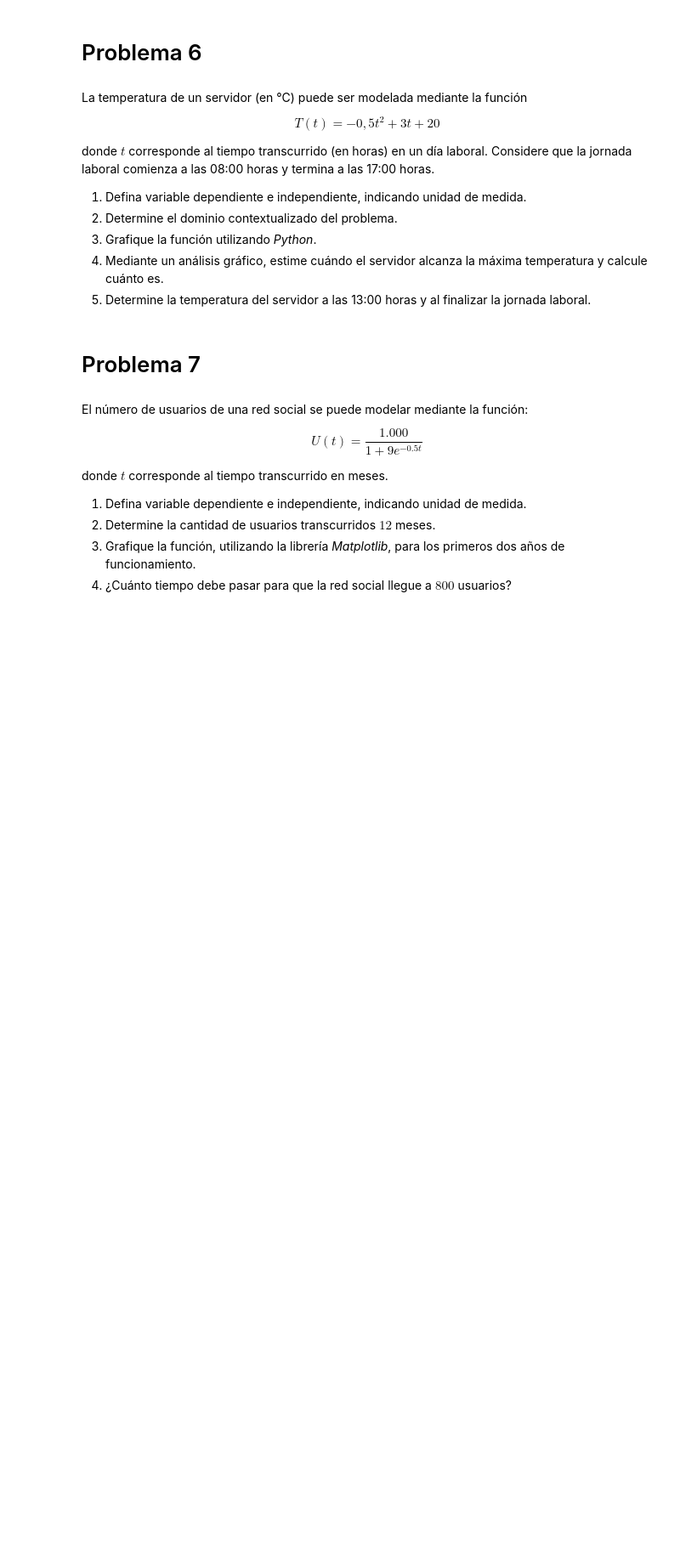
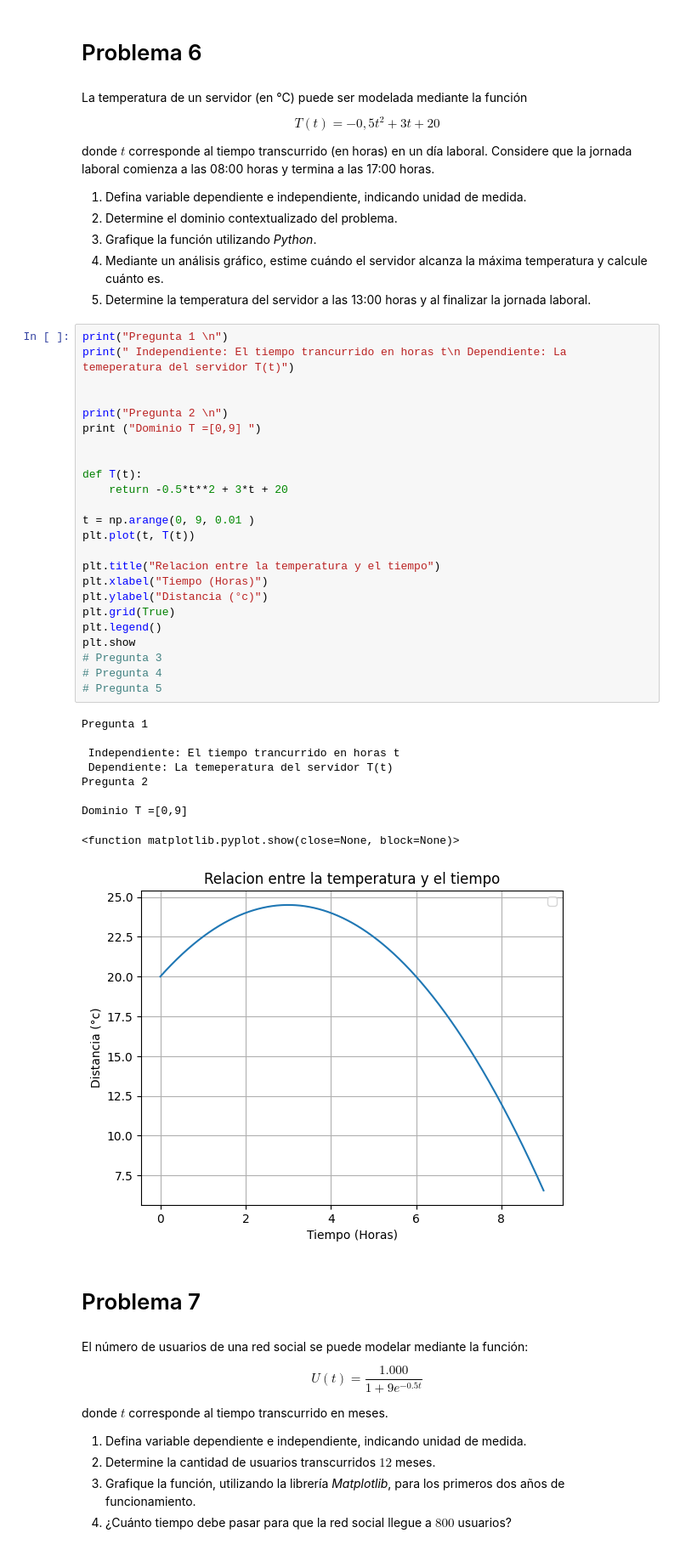
Before and after one commit to J4IM3LEZ/Aplicada, a Jupyter notebook: G1_Funciones.ipynb, the cells around one changed output. Shown: that part at 85% size. Drawn from its saved outputs; the diff is of its cells as text; blank space fills up the shorter version.

```diff
--- a/G1_Funciones.ipynb
+++ b/G1_Funciones.ipynb
@@ -132,6 +178,40 @@ donde $t$ corresponde al tiempo transcurrido (en horas) en un día laboral. Cons
 3.  Grafique la función utilizando *Python*.
 4.  Mediante un análisis gráfico, estime cuándo el servidor alcanza la máxima temperatura y calcule cuánto es.
 5.  Determine la temperatura del servidor a las 13:00 horas y al finalizar la jornada laboral.
+# %%
+print("Pregunta 1 \n")
+print(" Independiente: El tiempo trancurrido en horas t\n Dependiente: La temeperatura del servidor T(t)")
+
+
+print("Pregunta 2 \n")
+print ("Dominio T =[0,9] ")
+
+
+def T(t):
+    return -0.5*t**2 + 3*t + 20
+
+t = np.arange(0, 9, 0.01 )
+plt.plot(t, T(t))
+
+plt.title("Relacion entre la temperatura y el tiempo")
+plt.xlabel("Tiempo (Horas)")
+plt.ylabel("Distancia (°c)")
+plt.grid(True)
+plt.legend()
+plt.show
+# Pregunta 3
+# Pregunta 4
+# Pregunta 5
+# %% [output]
+Pregunta 1
+
+ Independiente: El tiempo trancurrido en horas t
+ Dependiente: La temeperatura del servidor T(t)
+Pregunta 2
+
+Dominio T =[0,9]
+<function matplotlib.pyplot.show(close=None, block=None)>
+[figure, added]
 # %% [markdown]
 # Problema 7
 # %% [markdown]
```
Also changed, not shown: parts of 1 cell of this notebook.
